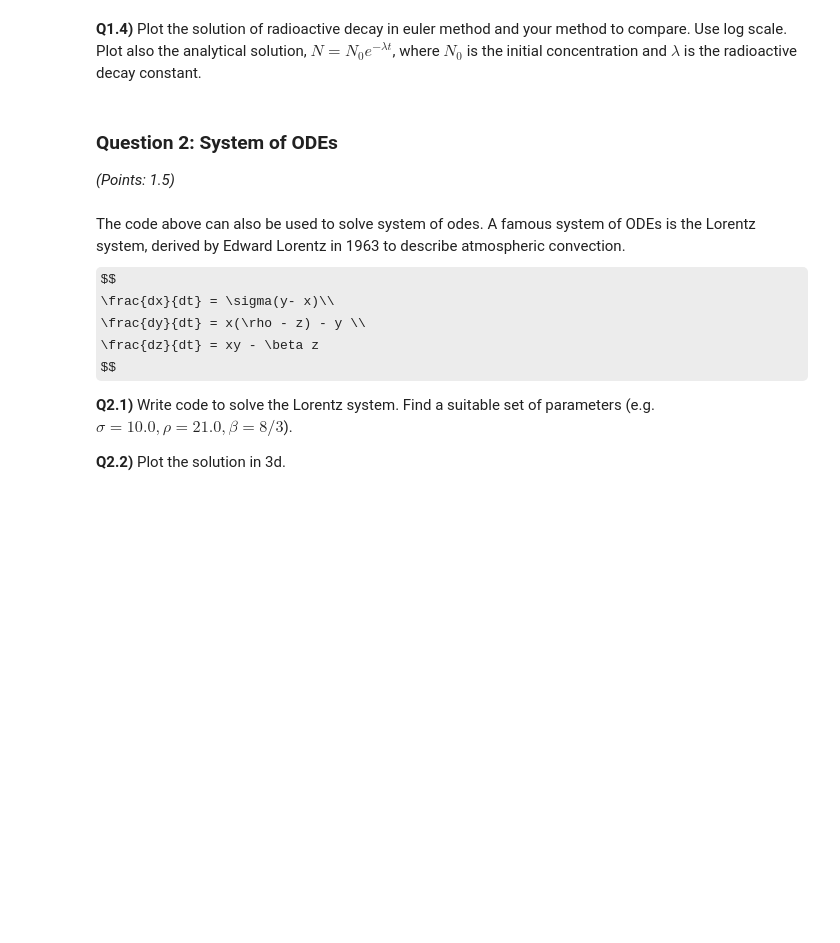
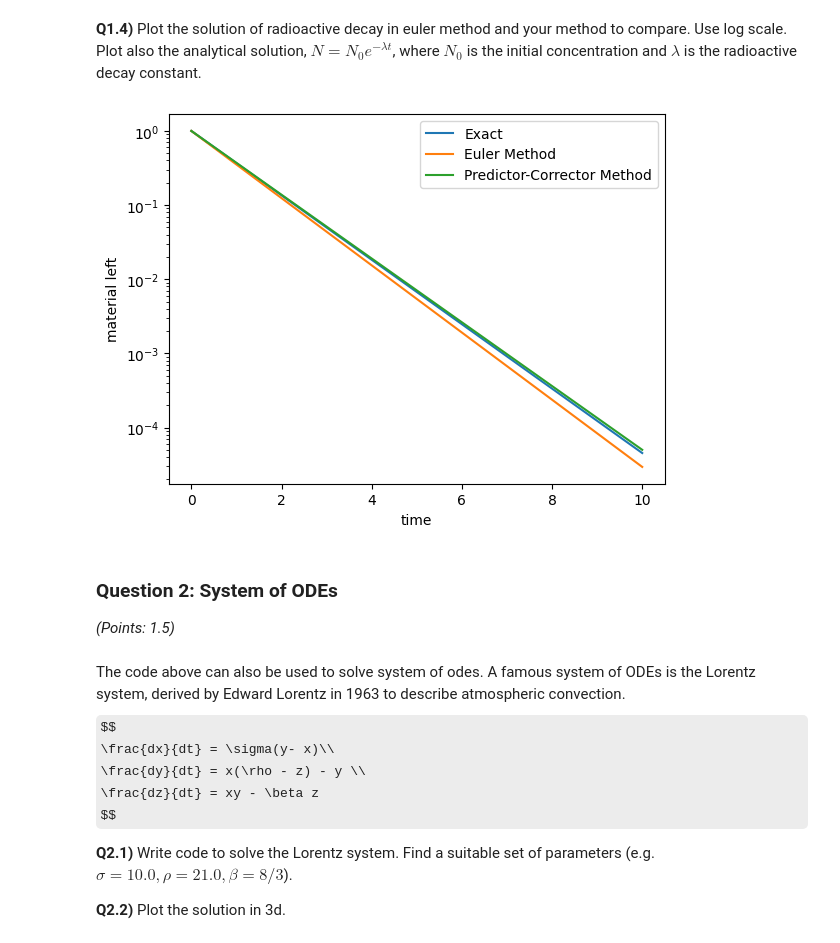
Before and after one commit to T2ooomasz/ComputationalMethodsI, a Jupyter notebook: HW/hw5TomaszKazulak.ipynb, the cells around one changed output. Drawn from its saved outputs; the diff is of its cells as text; code cells hidden in the pictures; some formulas as TeX source; blank space fills up the shorter version.

```diff
--- a/HW/hw5TomaszKazulak.ipynb
+++ b/HW/hw5TomaszKazulak.ipynb
@@ -57,5 +162,34 @@ def radioactive_decay(x, t, params):
 # %% [markdown]
 **Q1.4)** Plot the solution of radioactive decay in euler method and your method to compare. Use log scale. Plot also the analytical solution, $N = N_0 e^{-\lambda t}$, where $N_0$ is the initial concentration and $\lambda$ is the radioactive decay constant.
+# %%
+def exact_help(initial, decay_constant, time):
+    return initial * np.exp(-time*decay_constant)
+
+def exact(func, initial, t_start, t_finish, steps=100, params=[]):
+    time = np.linspace(t_start, t_finish, steps)
+    [decay_constant] = params
+    data = (lambda x : func(initial, decay_constant, x))(time)
+    return np.array(data)
+# %%
+initial, t_start, t_finish, steps, params = 1, 0, 10, 100, [1]
+time = np.linspace(t_start, t_finish, steps)
+
+data = exact(exact_help, initial, t_start, t_finish, steps, params)
+plt.plot(time, data, label="Exact")
+
+data_2 = euler_method(radioactive_decay, initial, t_start, t_finish, steps, params)
+plt.plot(time, data_2, label="Euler Method")
+
+data_3 = pc_method(radioactive_decay, initial, t_start, t_finish, steps, params)
+plt.plot(time, data_3, label="Predictor-Corrector Method")
+
+plt.xlabel("time")
+plt.ylabel("material left")
+plt.legend()
+plt.yscale("log")
+plt.show()
+# %% [output]
+[figure, added]
 # %% [markdown]
 ### Question 2: System of ODEs
 _(Points: 1.5)_
```
Also changed, not shown: parts of 17 cells of this notebook.
